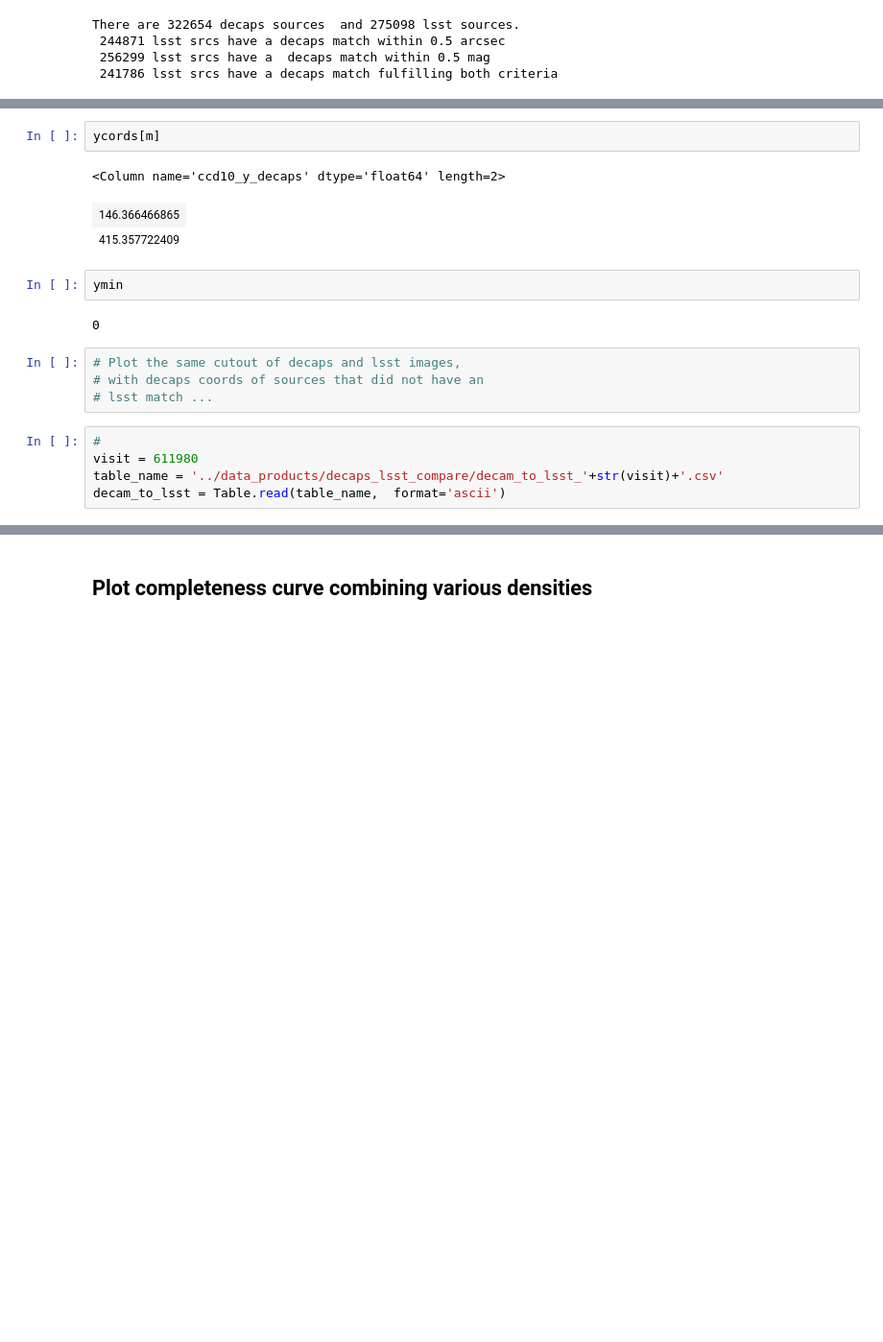
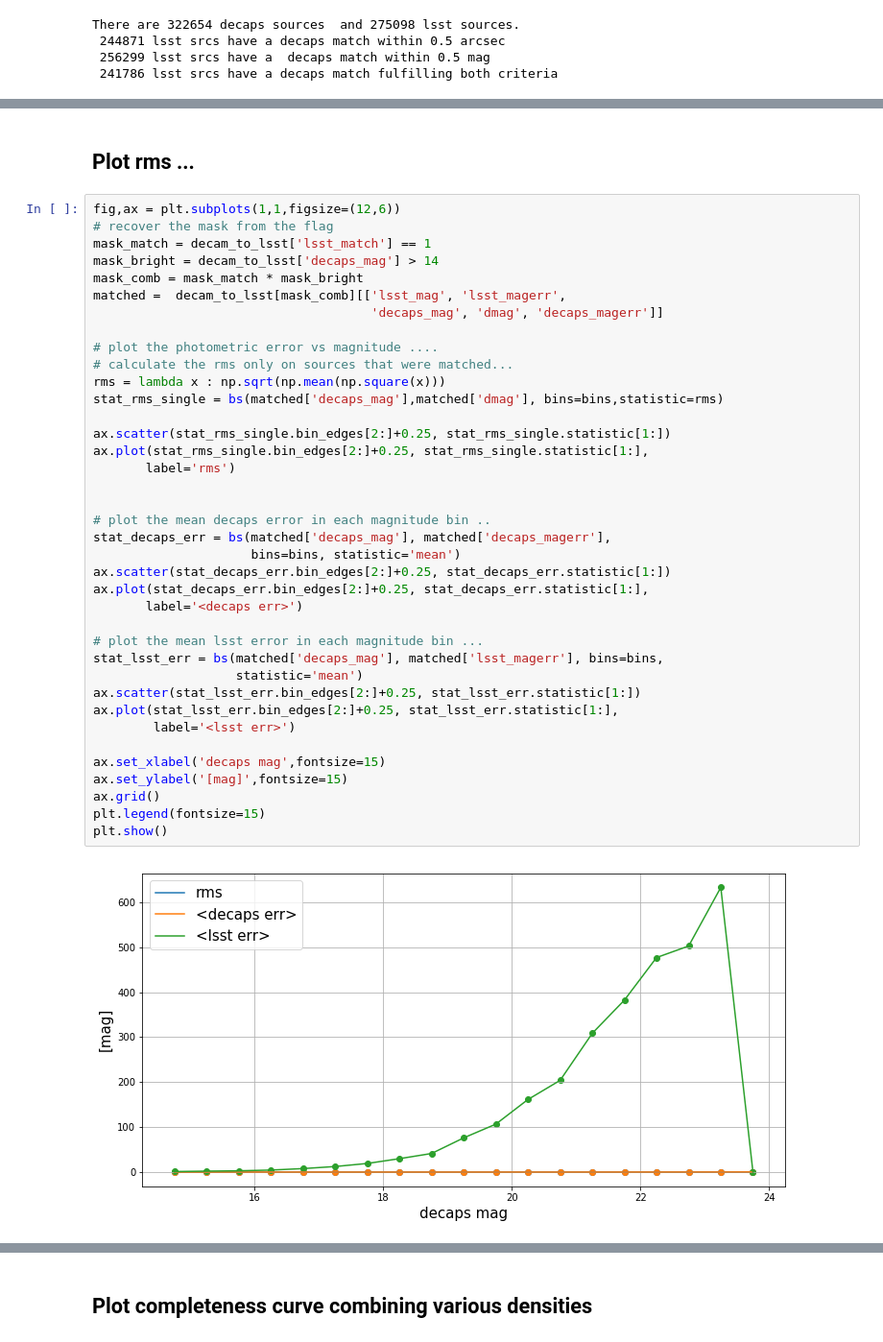
Before and after one commit to suberlak/crowded_fields, a Jupyter notebook: code/Decaps_LSST_pipeline.ipynb, the cells around one changed output, grey strips where cells are left out. Shown at 96% size. Saved outputs shown, nothing was run; the diff lists cells and outputs as text; blank space fills up the shorter version.

Commit message:
moved code to Decaps_LSST_illustrate, and separated rms plot

```diff
--- a/code/Decaps_LSST_pipeline.ipynb
+++ b/code/Decaps_LSST_pipeline.ipynb
@@ -1412,19 +949,42 @@ array([[ 1229.16891551,  1219.30606631],
-# %%
-ycords[m]
-# %% [output]
-<Column name='ccd10_y_decaps' dtype='float64' length=2>
-| 146.366466865 |
-| 415.357722409 |
-# %%
-ymin
-# %% [output]
-0
-# %%
-# Plot the same cutout of decaps and lsst images,
-# with decaps coords of sources that did not have an
-# lsst match ...
-# %%
-#
-visit = 611980
-table_name = '../data_products/decaps_lsst_compare/decam_to_lsst_'+str(visit)+'.csv'
-decam_to_lsst = Table.read(table_name,  format='ascii')
+# %% [markdown]
+## Plot rms ...
+# %%
+fig,ax = plt.subplots(1,1,figsize=(12,6))
+# recover the mask from the flag
+mask_match = decam_to_lsst['lsst_match'] == 1
+mask_bright = decam_to_lsst['decaps_mag'] > 14
+mask_comb = mask_match * mask_bright
+matched =  decam_to_lsst[mask_comb][['lsst_mag', 'lsst_magerr',
+                                     'decaps_mag', 'dmag', 'decaps_magerr']]
+
+# plot the photometric error vs magnitude ....
+# calculate the rms only on sources that were matched...
+rms = lambda x : np.sqrt(np.mean(np.square(x)))
+stat_rms_single = bs(matched['decaps_mag'],matched['dmag'], bins=bins,statistic=rms)
+
+ax.scatter(stat_rms_single.bin_edges[2:]+0.25, stat_rms_single.statistic[1:])
+ax.plot(stat_rms_single.bin_edges[2:]+0.25, stat_rms_single.statistic[1:],
+       label='rms')
+
+
+# plot the mean decaps error in each magnitude bin ..
+stat_decaps_err = bs(matched['decaps_mag'], matched['decaps_magerr'],
+                     bins=bins, statistic='mean')
+ax.scatter(stat_decaps_err.bin_edges[2:]+0.25, stat_decaps_err.statistic[1:])
+ax.plot(stat_decaps_err.bin_edges[2:]+0.25, stat_decaps_err.statistic[1:],
+       label='<decaps err>')
+
+# plot the mean lsst error in each magnitude bin ...
+stat_lsst_err = bs(matched['decaps_mag'], matched['lsst_magerr'], bins=bins,
+                   statistic='mean')
+ax.scatter(stat_lsst_err.bin_edges[2:]+0.25, stat_lsst_err.statistic[1:])
+ax.plot(stat_lsst_err.bin_edges[2:]+0.25, stat_lsst_err.statistic[1:],
+        label='<lsst err>')
+
+ax.set_xlabel('decaps mag',fontsize=15)
+ax.set_ylabel('[mag]',fontsize=15)
+ax.grid()
+plt.legend(fontsize=15)
+plt.show()
+# %% [output]
+[figure, added]
```
Also changed, not shown: parts of 38 cells of this notebook.
